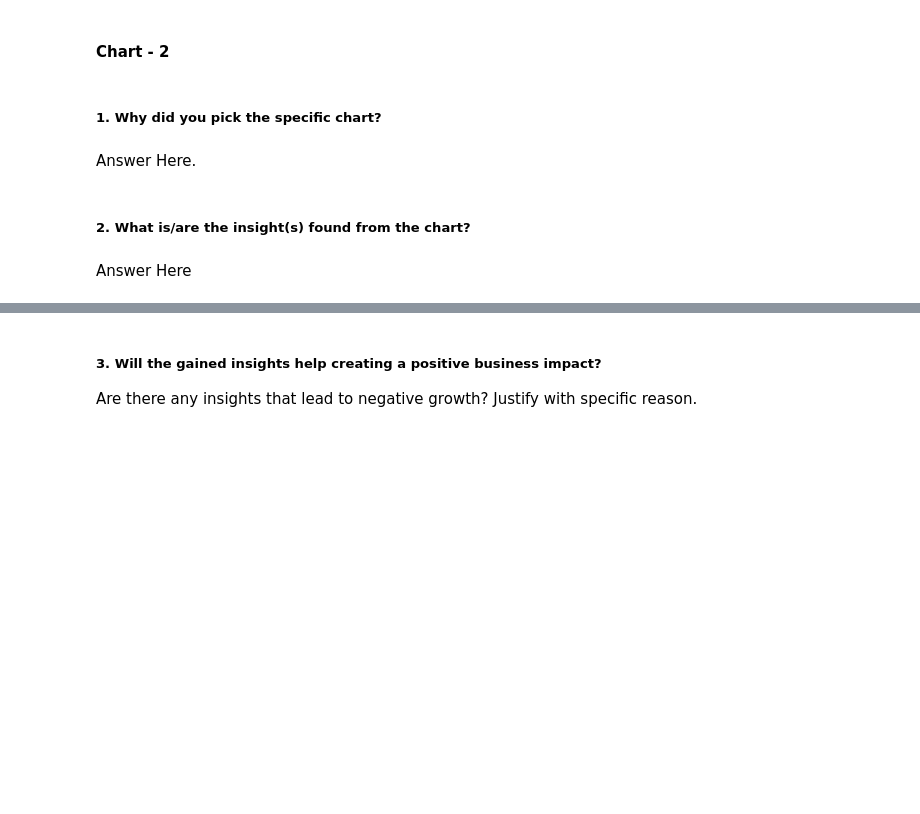
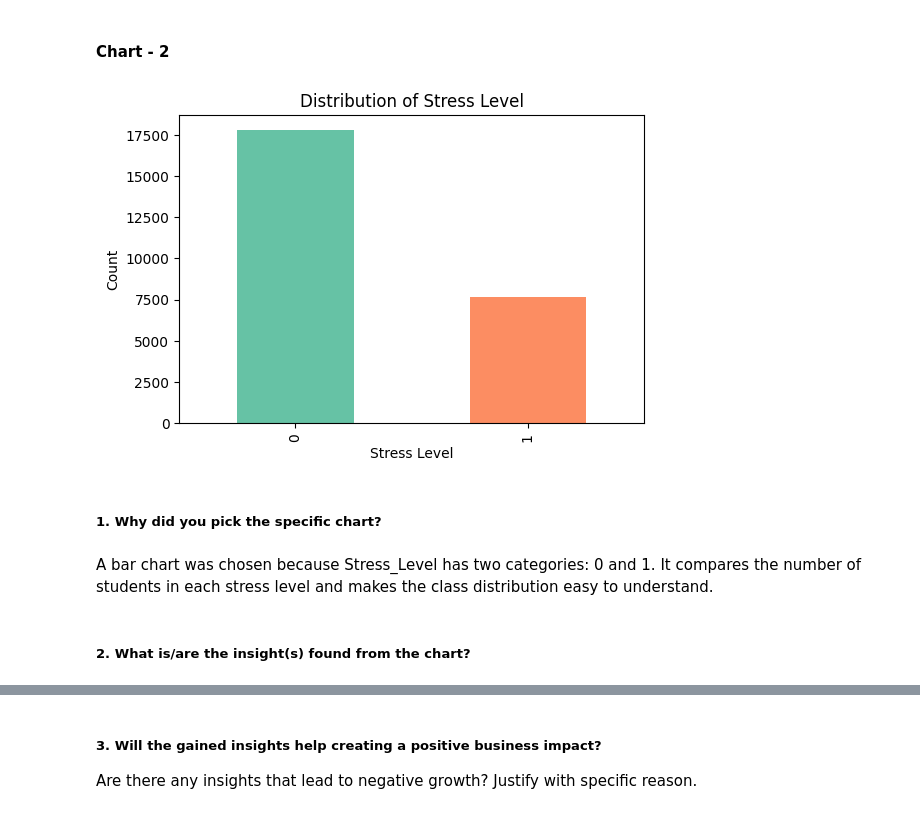
Before and after one commit to Bhuvneshwari19/student-lifestyle-stress-prediction, a Jupyter notebook: student_lifestyle_stress_prediction.ipynb, the cells around one changed output, grey strips where cells are left out. Drawn from its saved outputs; the diff is of its cells as text; code cells hidden in the pictures; blank space fills up the shorter version.

```diff
--- a/student_lifestyle_stress_prediction.ipynb
+++ b/student_lifestyle_stress_prediction.ipynb
@@ -337,11 +352,20 @@ Answer Here
 #### Chart - 2
 # %%
 # Chart - 2 visualization code
+# %%
+stresslevel = df1['Stress_Level'].value_counts()
+
+plt.figure(figsize=(6,4))
+stresslevel.plot(kind='bar',color = sns.color_palette('Set2'))
+plt.title("Distribution of Stress Level")
+plt.xlabel("Stress Level")
+plt.ylabel("Count")
+plt.show()
+# %% [output]
+[figure, added]
 # %% [markdown]
 ##### 1. Why did you pick the specific chart?
-# %% [markdown]
-Answer Here.
+# %% [markdown]
+A bar chart was chosen because Stress_Level has two categories: 0 and 1. It compares the number of students in each stress level and makes the class distribution easy to understand.
 # %% [markdown]
 ##### 2. What is/are the insight(s) found from the chart?
-# %% [markdown]
-Answer Here
```
Also changed, not shown: parts of 11 cells of this notebook.
